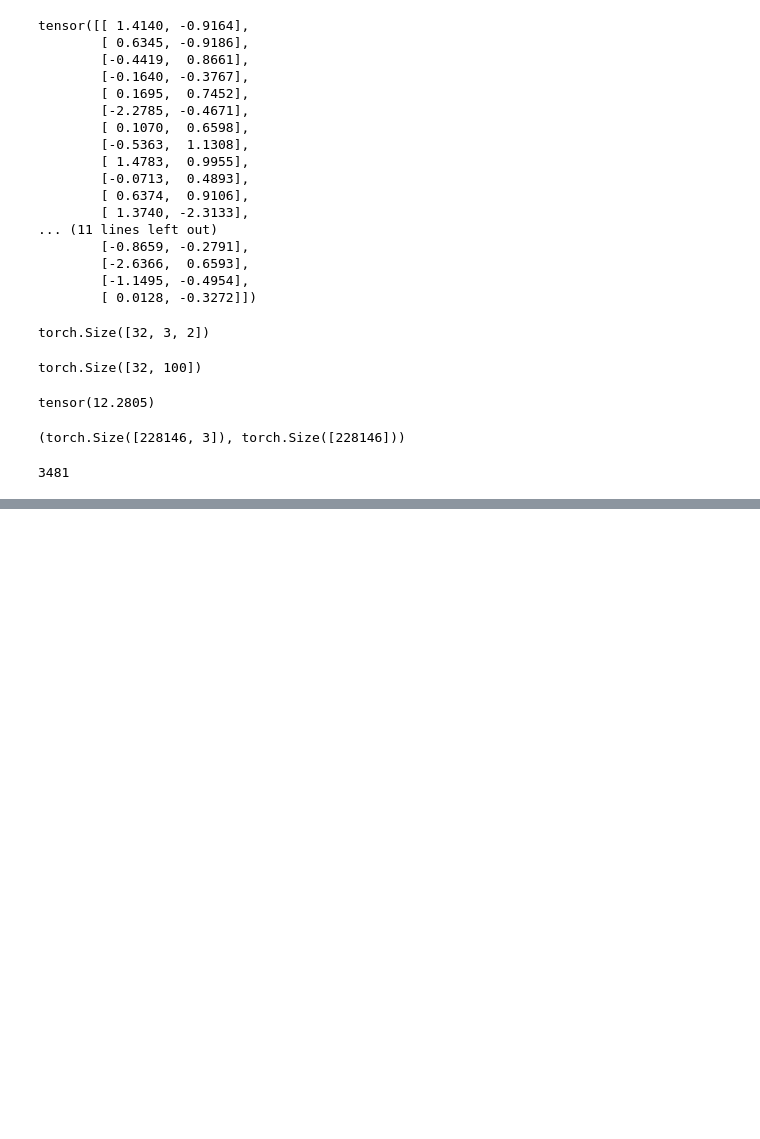
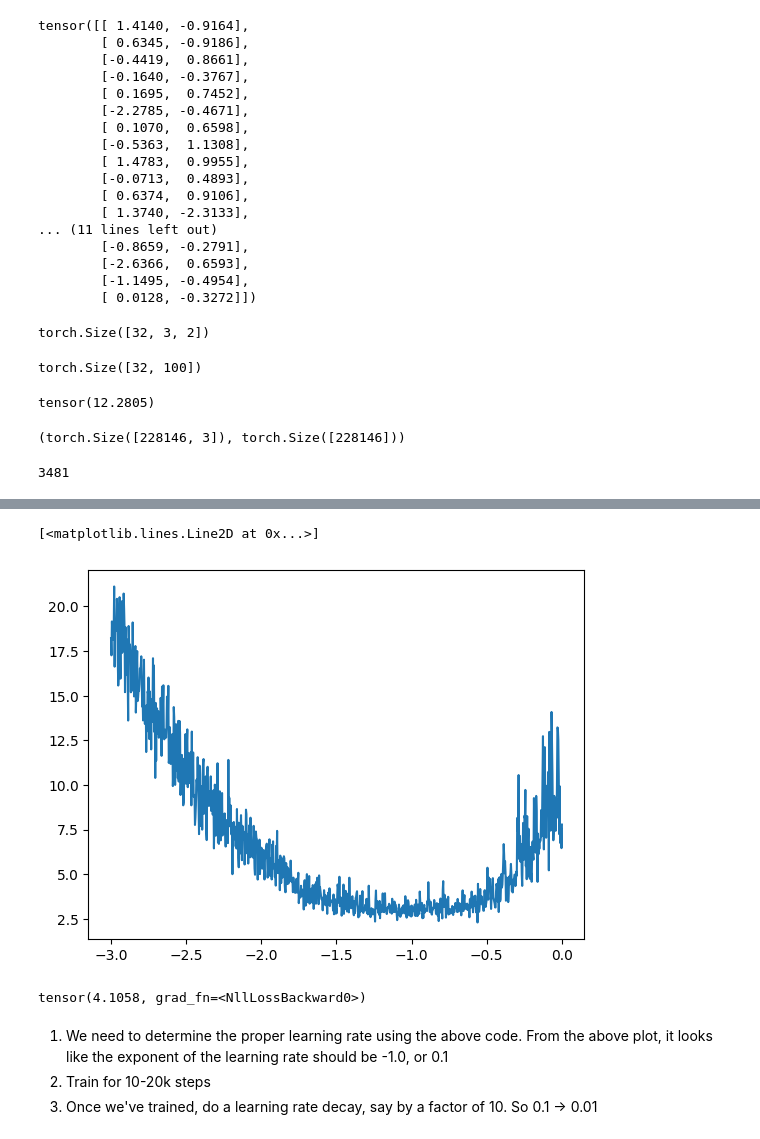
Before and after one commit to jborden/zero_to_hero_nn, a Jupyter notebook: build_makemore_mlp_yay.ipynb, the cells around one changed output, grey strips where cells are left out. Drawn from its saved outputs; the diff is of its cells as text; code cells hidden in the pictures; blank space fills up the shorter version.

Commit message:
determine the proper learning rate

```diff
--- a/build_makemore_mlp_yay.ipynb
+++ b/build_makemore_mlp_yay.ipynb
@@ -107,20 +107,35 @@ sum(p.nelement() for p in parameters)
 # %%
 for p in parameters:
     p.requires_grad = True
+# %%
+# Let's expore the best learning rate
+lre = torch.linspace(-3, 0, 1000)
+lrs = 10**lre
 # %%
-for _ in range(10):
+batch_size = 32
+lri = []
+lossi = []
+for i in range(1000):
     # forward pass
-    emb = C[X]
+    batch_size = 32
+    ix = torch.randint(0, X.shape[0], (batch_size, )) # take 32 random rows
+    emb = C[X[ix]]
     h = torch.tanh(emb.view(-1,6) @ W1 + b1)
     logits = h @ W2 + b2
     counts = logits.exp()
-    loss = F.cross_entropy(logits, Y)
+    loss = F.cross_entropy(logits, Y[ix])
     print(f"loss: {loss.item()}")
     # backward pass
     for p in parameters:
         p.grad = None
     loss.backward()
     # update
+    lr = lrs[i]
     for p in parameters:
-        p.data += -0.1 * p.grad
+        p.data += -lr * p.grad
+
+    # track states
+    lri.append(lre[i])
+    lossi.append(loss.item())
+print(f"Batch Loss: {loss}")
 # %% [output]
@@ -136,0 +159,19 @@ loss: 7.18239688873291
+# %%
+plt.plot(lri,lossi)
+# %% [output]
+[<matplotlib.lines.Line2D at 0x...>]
+[figure, added]
+# %%
+emb = C[X]
+h = torch.tanh(emb.view(-1,6) @ W1 + b1)
+logits = h @ W2 + b2
+counts = logits.exp()
+loss = F.cross_entropy(logits, Y)
+print(loss)
+# %% [output]
+tensor(4.1058, grad_fn=<NllLossBackward0>)
+# %% [markdown]
+1. We need to determine the proper learning rate using the above code.
+   From the above plot, it looks like the exponent of the learning rate should be -1.0, or 0.1
+2. Train for 10-20k steps
+3. Once we've trained, do a learning rate decay, say by a factor of 10. So 0.1 -> 0.01
```
Also changed, not shown: parts of 2 cells of this notebook.
